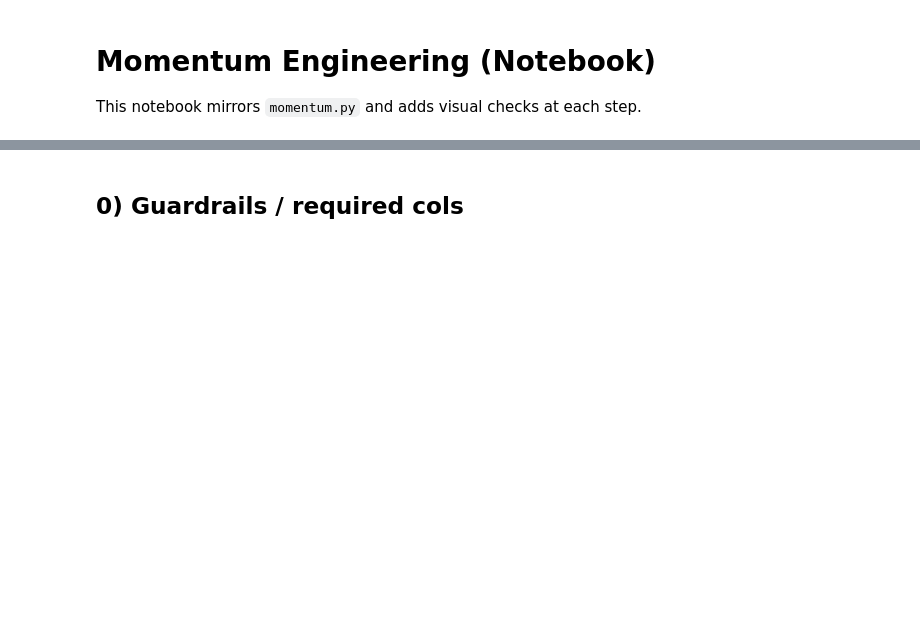
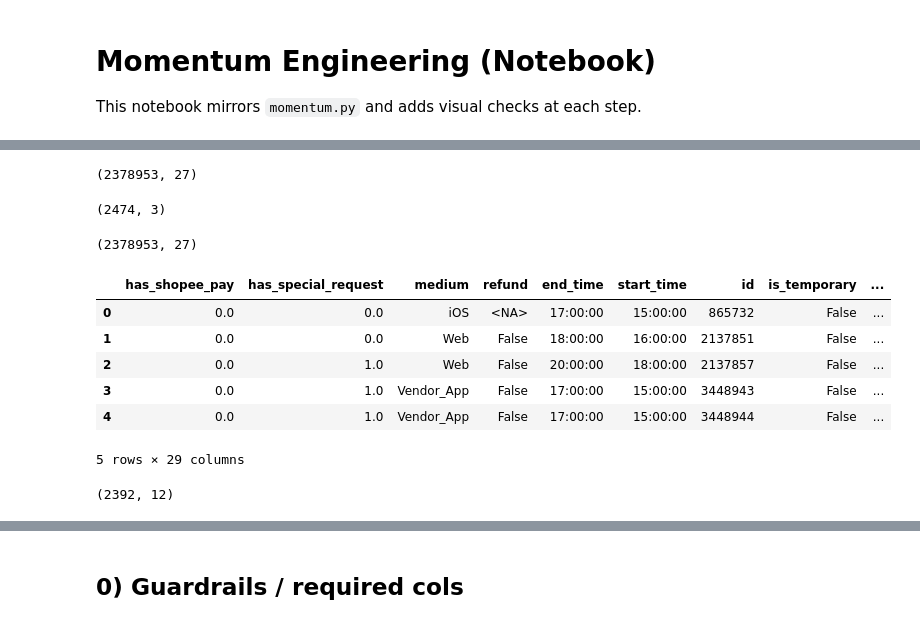
Before and after one commit to liyunling2/OPE, a Jupyter notebook: _2_feature_engineering+momentum/start/momentum.ipynb, the cells around one changed output, grey strips where cells are left out. Drawn from its saved outputs; the diff is of its cells as text; code cells hidden in the pictures; blank space fills up the shorter version.

Commit message:
removed outliers + merged restaurant names + changed to USD revenue

```diff
--- a/_2_feature_engineering+momentum/start/momentum.ipynb
+++ b/_2_feature_engineering+momentum/start/momentum.ipynb
@@ -15,0 +24,38 @@ valid_bookings_df.head()
+# %%
+#remove outliers from restaurant_id based on google sheet
+outlier_ids = [4503, 4502, 933, 837]
+valid_bookings_df = valid_bookings_df[~valid_bookings_df['restaurant_id'].isin(outlier_ids)]
+valid_bookings_df.shape
+# %% [output]
+(2378953, 27)
+# %%
+BASE_PATH = Path.cwd().parent.parent
+PARQUET_PATH = BASE_PATH / "data" / "mv_dataset_parquet"
+restaurants = pd.read_parquet(PARQUET_PATH / "restaurants.parquet")
+restaurants.shape
+# %% [output]
+(2474, 3)
+# %%
+valid_bookings_df.shape
+# %% [output]
+(2378953, 27)
+# %%
+valid_bookings_df = valid_bookings_df.merge(restaurants, on="restaurant_id", how="left")
+valid_bookings_df.head()
+# %% [output]
+|  | has_shopee_pay | has_special_request | medium | refund | end_time | start_time | id | is_temporary | ... |
+| 0 | 0.0 | 0.0 | iOS | <NA> | 17:00:00 | 15:00:00 | 865732 | False | ... |
+| 1 | 0.0 | 0.0 | Web | False | 18:00:00 | 16:00:00 | 2137851 | False | ... |
+| 2 | 0.0 | 1.0 | Web | False | 20:00:00 | 18:00:00 | 2137857 | False | ... |
+| 3 | 0.0 | 1.0 | Vendor_App | False | 17:00:00 | 15:00:00 | 3448943 | False | ... |
+| 4 | 0.0 | 1.0 | Vendor_App | False | 17:00:00 | 15:00:00 | 3448944 | False | ... |
+5 rows × 29 columns
+# %%
+#retrieve places api data from csv
+CSV_PATH = BASE_PATH / "_1_eda" / "places_api_new_results.csv"
+
+# Load the CSV
+google_restaurants_df = pd.read_csv(CSV_PATH)
+google_restaurants_df.shape
+# %% [output]
+(2392, 12)
```
Also changed, not shown: parts of 16 cells of this notebook.
